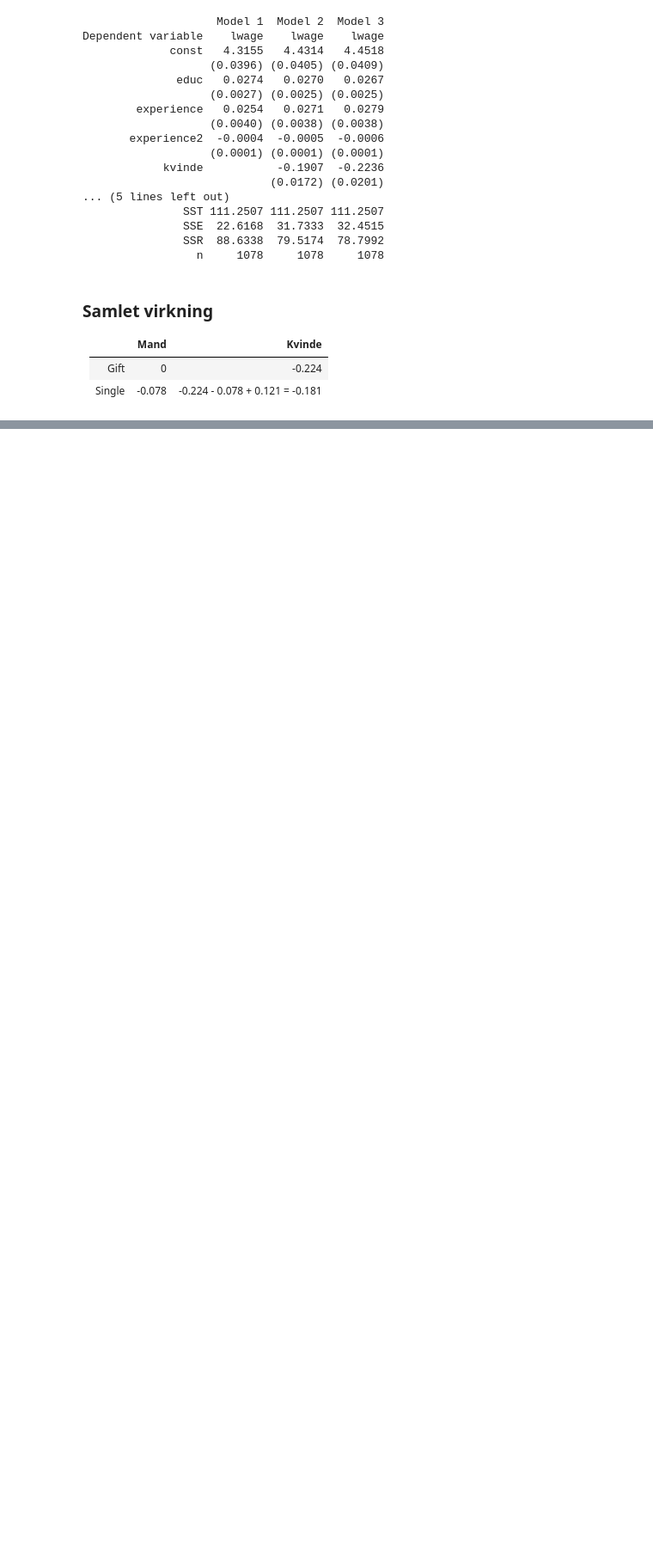
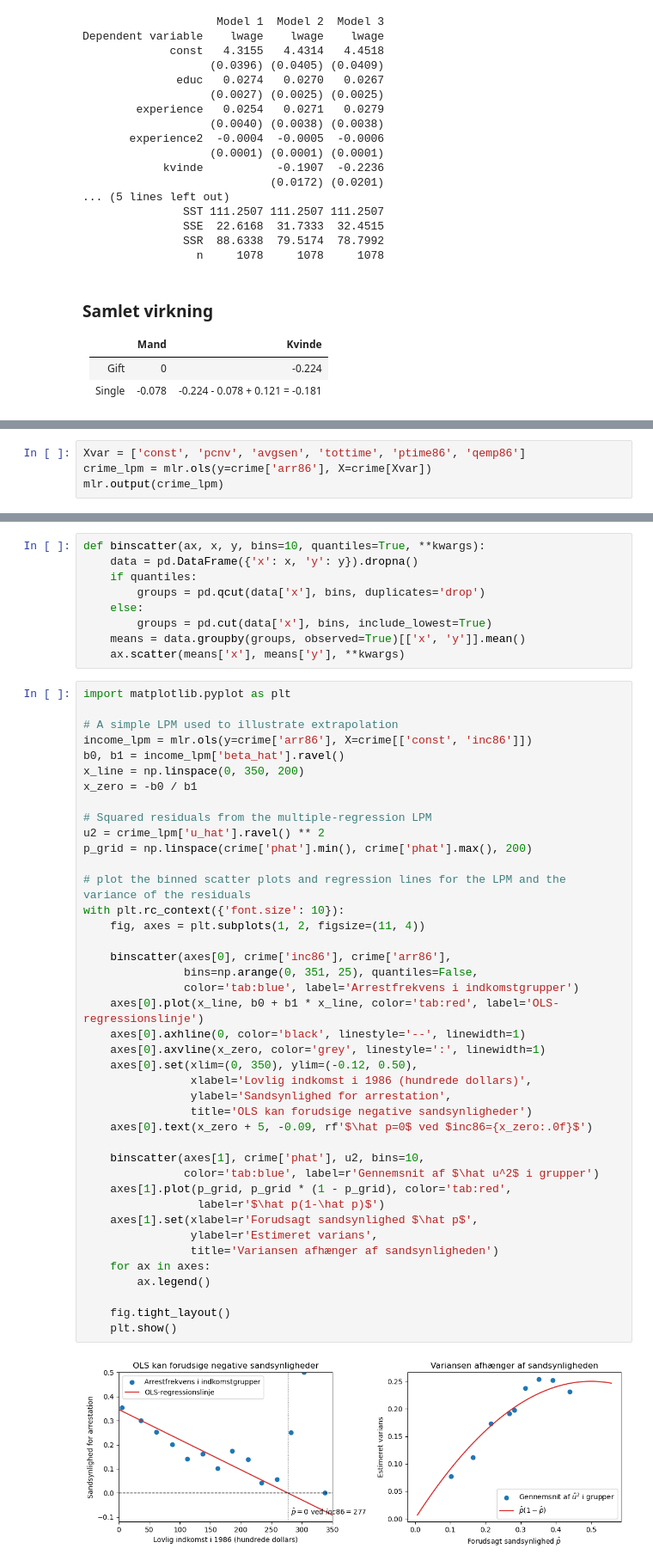
Before and after one commit to bschjerning/EconometricsA, a Jupyter notebook: 1_lectures/07_dummyvars/07_dummyvars_examples.ipynb, the cells around one changed output, grey strips where cells are left out. Shown at 86% size. Cells and saved outputs as stored; diff of their text form; blank space fills up the shorter version.

```diff
--- a/1_lectures/07_dummyvars/07_dummyvars_examples.ipynb
+++ b/1_lectures/07_dummyvars/07_dummyvars_examples.ipynb
@@ -350,0 +529,4 @@ Dependent variable    lwage    lwage    lwage
+# %%
+Xvar = ['const', 'pcnv', 'avgsen', 'tottime', 'ptime86', 'qemp86']
+crime_lpm = mlr.ols(y=crime['arr86'], X=crime[Xvar])
+mlr.output(crime_lpm)
@@ -350,0 +597,52 @@ Dependent variable    lwage    lwage    lwage
+# %%
+def binscatter(ax, x, y, bins=10, quantiles=True, **kwargs):
+    data = pd.DataFrame({'x': x, 'y': y}).dropna()
+    if quantiles:
+        groups = pd.qcut(data['x'], bins, duplicates='drop')
+    else:
+        groups = pd.cut(data['x'], bins, include_lowest=True)
+    means = data.groupby(groups, observed=True)[['x', 'y']].mean()
+    ax.scatter(means['x'], means['y'], **kwargs)
+# %%
+import matplotlib.pyplot as plt
+
+# A simple LPM used to illustrate extrapolation
+income_lpm = mlr.ols(y=crime['arr86'], X=crime[['const', 'inc86']])
+b0, b1 = income_lpm['beta_hat'].ravel()
+x_line = np.linspace(0, 350, 200)
+x_zero = -b0 / b1
+
+# Squared residuals from the multiple-regression LPM
+u2 = crime_lpm['u_hat'].ravel() ** 2
+p_grid = np.linspace(crime['phat'].min(), crime['phat'].max(), 200)
+
+# plot the binned scatter plots and regression lines for the LPM and the variance of the residuals
+with plt.rc_context({'font.size': 10}):
+    fig, axes = plt.subplots(1, 2, figsize=(11, 4))
+
+    binscatter(axes[0], crime['inc86'], crime['arr86'],
+               bins=np.arange(0, 351, 25), quantiles=False,
+               color='tab:blue', label='Arrestfrekvens i indkomstgrupper')
+    axes[0].plot(x_line, b0 + b1 * x_line, color='tab:red', label='OLS-regressionslinje')
+    axes[0].axhline(0, color='black', linestyle='--', linewidth=1)
+    axes[0].axvline(x_zero, color='grey', linestyle=':', linewidth=1)
+    axes[0].set(xlim=(0, 350), ylim=(-0.12, 0.50),
+                xlabel='Lovlig indkomst i 1986 (hundrede dollars)',
+                ylabel='Sandsynlighed for arrestation',
+                title='OLS kan forudsige negative sandsynligheder')
+    axes[0].text(x_zero + 5, -0.09, rf'$\hat p=0$ ved $inc86={x_zero:.0f}$')
+
+    binscatter(axes[1], crime['phat'], u2, bins=10,
+               color='tab:blue', label=r'Gennemsnit af $\hat u^2$ i grupper')
+    axes[1].plot(p_grid, p_grid * (1 - p_grid), color='tab:red',
+                 label=r'$\hat p(1-\hat p)$')
+    axes[1].set(xlabel=r'Forudsagt sandsynlighed $\hat p$',
+                ylabel=r'Estimeret varians',
+                title='Variansen afhænger af sandsynligheden')
+    for ax in axes:
+        ax.legend()
+
+    fig.tight_layout()
+    plt.show()
+# %% [output]
+[figure, added]
```
Also changed, not shown: parts of 39 cells of this notebook, 2 other files.
